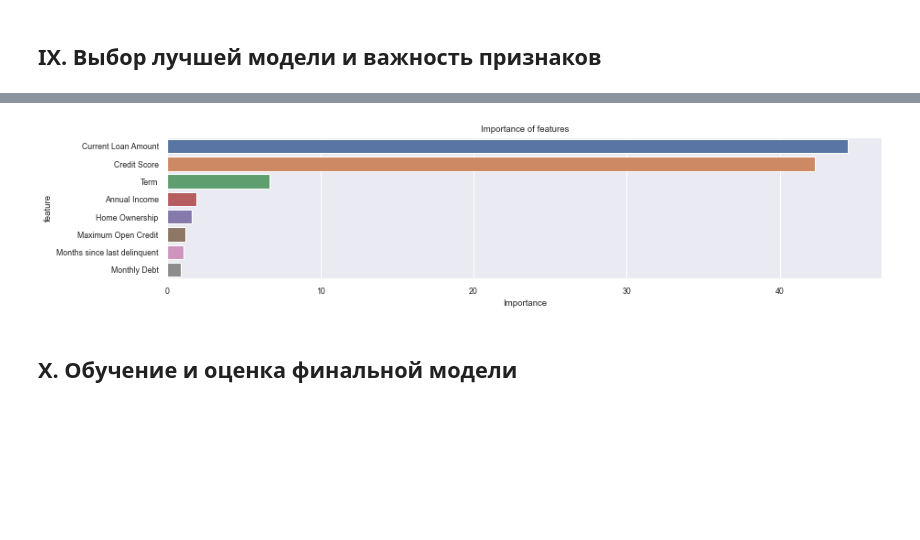
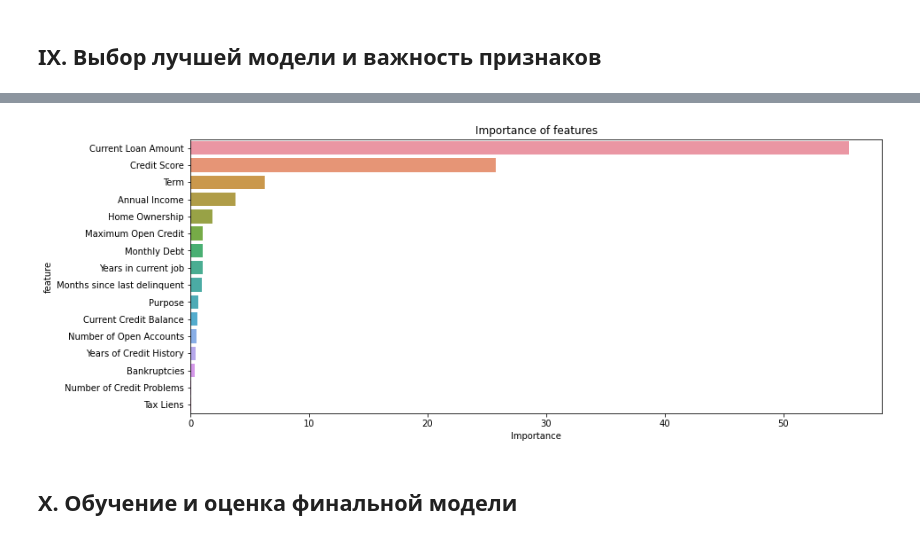
Before and after one commit to yakiris/20201217_LibPython2, a Jupyter notebook: course_project/Yakupova_solution.ipynb, the cells around one changed output, grey strips where cells are left out. Drawn from its saved outputs; the diff is of its cells as text; code cells hidden in the pictures; blank space fills up the shorter version.

```diff
--- a/course_project/Yakupova_solution.ipynb
+++ b/course_project/Yakupova_solution.ipynb
@@ -1149,10 +1182,15 @@ df = df_norm.copy()
+# %%
+scaler = StandardScaler()
+
+X = X.copy()
+X[NUM_FEATURE_NAMES + NUM_CAT_FEATURE_NAMES] = scaler.fit_transform(X[NUM_FEATURE_NAMES + NUM_CAT_FEATURE_NAMES])
+X = X.copy()
+
+X_cat = X_cat.copy()
+X_cat[NUM_FEATURE_NAMES] = scaler.fit_transform(X_cat[NUM_FEATURE_NAMES])
+X_cat = X_cat.copy()
 # %% [markdown]
 ### Разбиение данных на train и test <a class="anchor" id="8_R"></a>
-# %%
-stata = pd.DataFrame()
-X = df.drop(columns=TARGET_NAME)
-y = df[TARGET_NAME]
-X_test = fdf
 # %%
 # разбиваем датафреймы на тренировочные и валидационные
 X_train, X_valid, y_train, y_valid = train_test_split(X, y,
@@ -1230,16 +1268,24 @@ Wall time: 42.3 ms
 # %% [markdown]
 ### CatBoostClassifier <a class='anchor' id='8_catb'>
+# %%
+# разбиваем датафреймы на тренировочные и валидационные
+X_train_cat, X_valid_cat, y_train_cat, y_valid_cat = train_test_split(X_cat, y,
+                                                      test_size=0.33,
+                                                      shuffle=True,
+                                                      random_state=42,
+                                                      stratify=y)
 # %%
 %%time
 model_catb = catb.CatBoostClassifier(silent=True, random_state=42,
                                      class_weights=[1, disbalance],
                                      eval_metric='F1',
-                                     early_stopping_rounds=20)
+                                     early_stopping_rounds=20,
+                                     cat_features=CAT_FEATURE_NAMES)
 
-model_catb.fit(X_train, y_train, eval_set=(X_valid, y_valid))
+model_catb.fit(X_train_cat, y_train_cat, eval_set=(X_valid_cat, y_valid_cat))
 
 # выводим общие метрики на трейне и тесте
-evaluate_preds(model_catb, X_train, X_valid, y_train, y_valid, 'model_catb')
+evaluate_preds(model_catb, X_train_cat, X_valid_cat, y_train_cat, y_valid_cat, 'model_catb')
 # %% [output]
 TRAIN
 
@@ -1289,9 +1335,9 @@ stata
 # %%
 # Лучшие метрики показала модель CatBoostClassifier
-important_features_top = show_feature_importances(X_train.columns,
+important_features_top = show_feature_importances(X_train_cat.columns,
                                                   model_catb.feature_importances_, get_top=10)
 # %% [output]
-[figure, old version]
+[figure, new version]
 # %% [markdown]
 ## X. Обучение и оценка финальной модели <a class='anchor' id='10'>
 # %%
```
Also changed, not shown: parts of 32 cells of this notebook, 1 other file.
